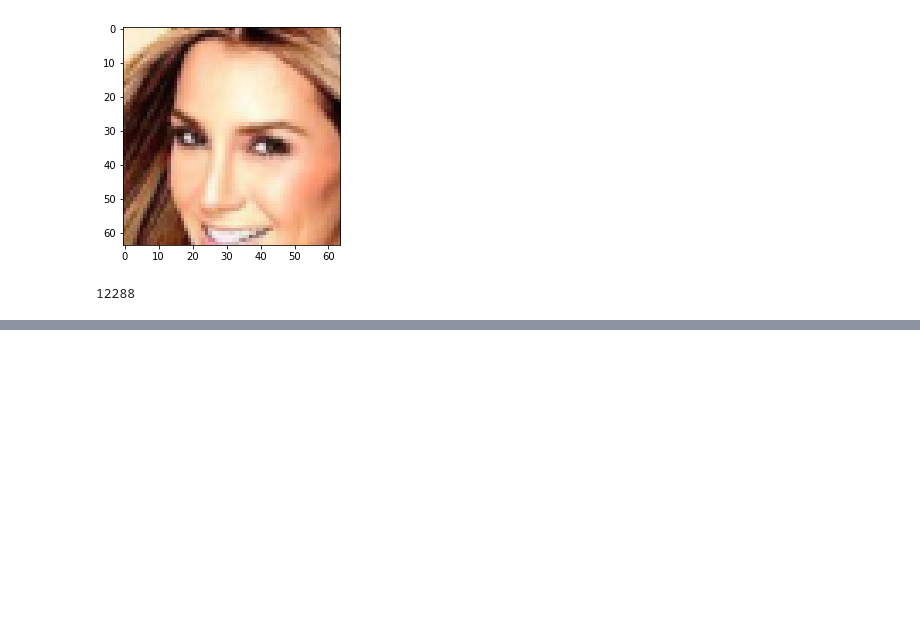
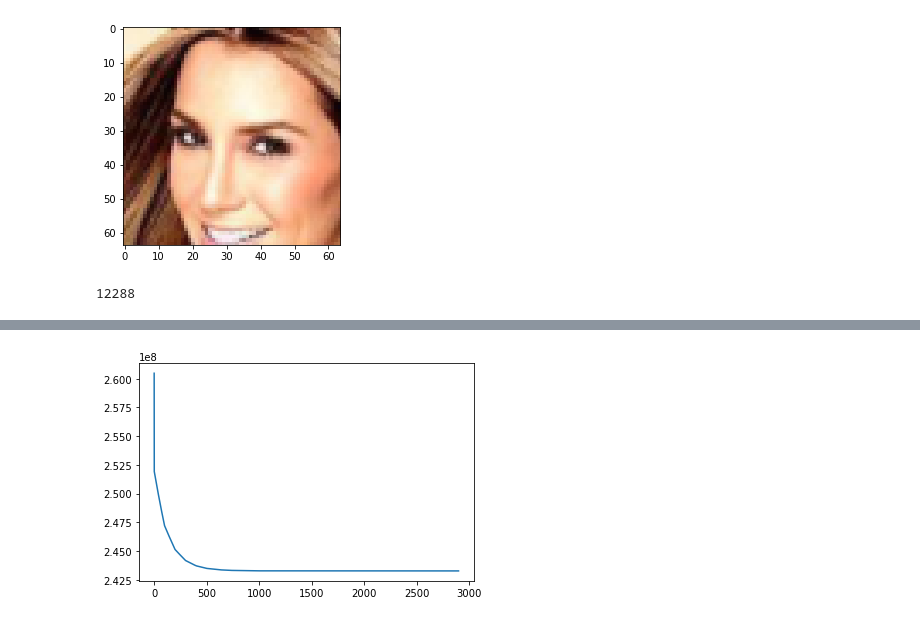
Before and after one commit to shloak/DCGAN-tensorflow, a Jupyter notebook: train_z.ipynb, the cells around one changed output, grey strips where cells are left out. Drawn from its saved outputs; the diff is of its cells as text; code cells hidden in the pictures; blank space fills up the shorter version.

```diff
--- a/train_z.ipynb
+++ b/train_z.ipynb
@@ -203,0 +204,5 @@ plt.imshow(b[0])
+# %%
+plt.plot(errs)
+plt.show()
+# %% [output]
+[figure, added]
```
Also changed, not shown: parts of 2 cells of this notebook.
